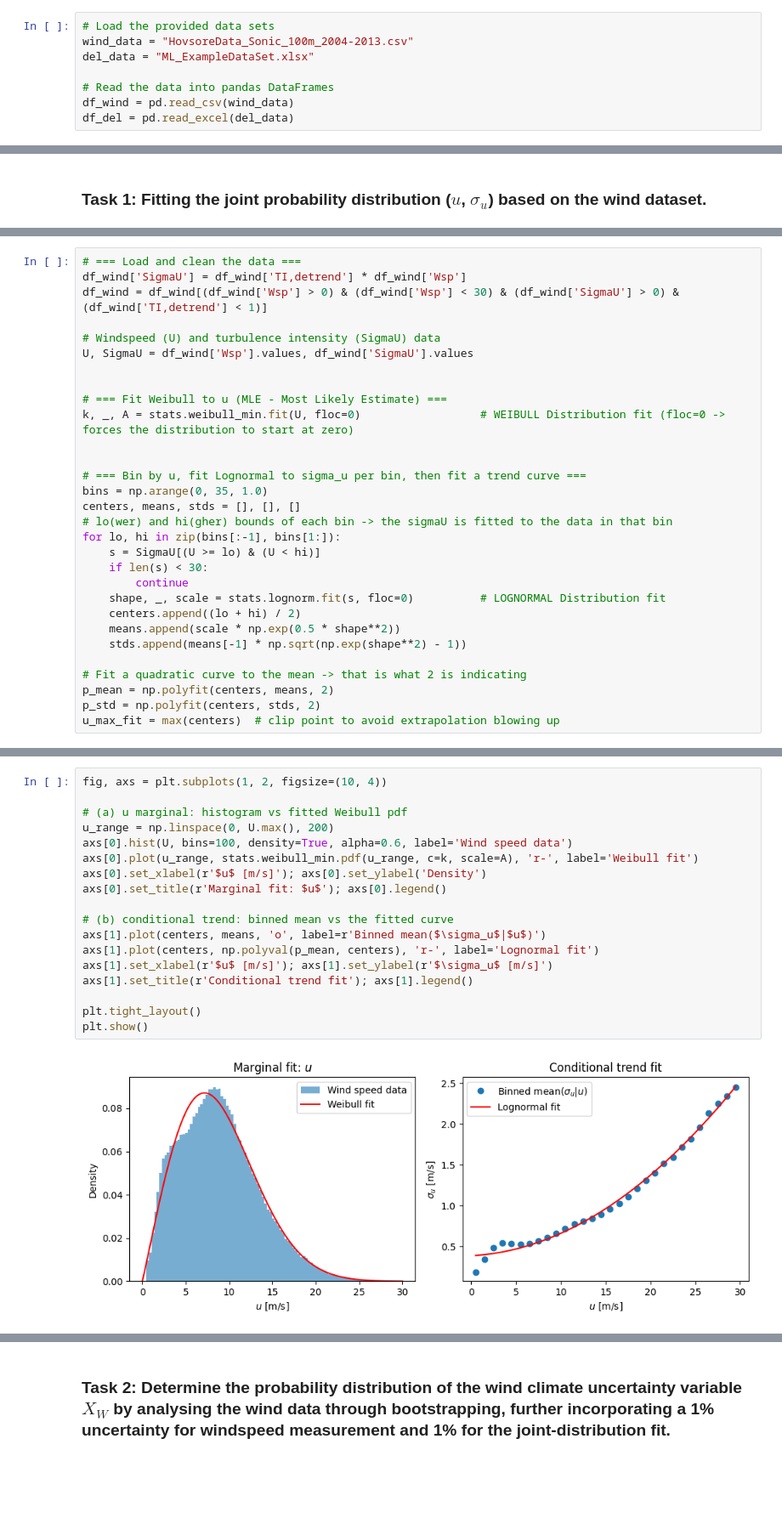
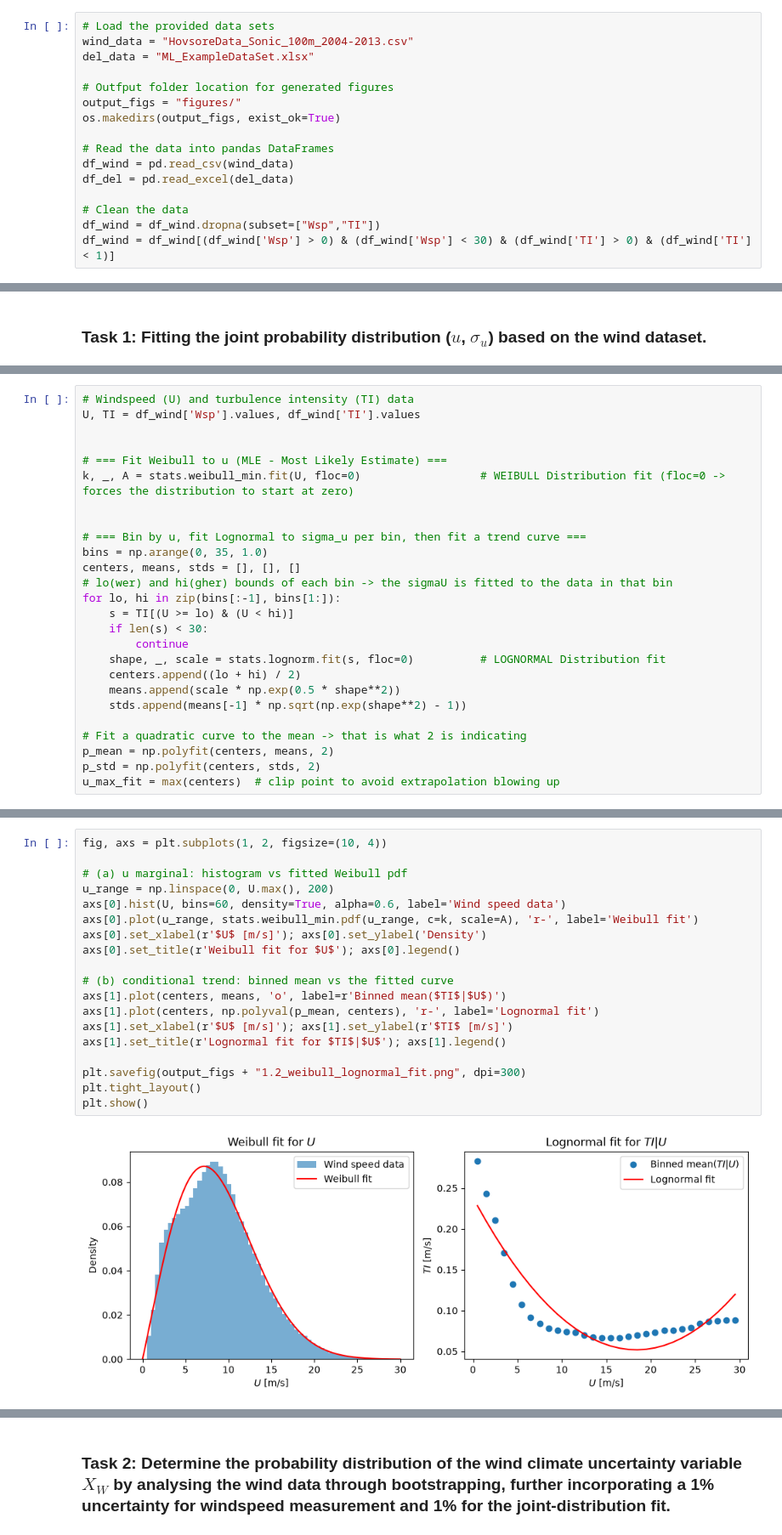
Before and after one commit to natslimak/OceanCourses, a Jupyter notebook: ProbalisticModelling/assg_mid-term/assignment.ipynb, the cells around one changed output, grey strips where cells are left out. Shown at 85% size. Cells and saved outputs as stored; diff of their text form; blank space fills up the shorter version.

```diff
--- a/ProbalisticModelling/assg_mid-term/assignment.ipynb
+++ b/ProbalisticModelling/assg_mid-term/assignment.ipynb
@@ -21,9 +23,17 @@ import scipy.optimize as optimize
 wind_data = "HovsoreData_Sonic_100m_2004-2013.csv"
 del_data = "ML_ExampleDataSet.xlsx"
 
+# Outfput folder location for generated figures
+output_figs = "figures/"
+os.makedirs(output_figs, exist_ok=True)
+
 # Read the data into pandas DataFrames
 df_wind = pd.read_csv(wind_data)
 df_del = pd.read_excel(del_data)
+
+# Clean the data
+df_wind = df_wind.dropna(subset=["Wsp","TI"])
+df_wind = df_wind[(df_wind['Wsp'] > 0) & (df_wind['Wsp'] < 30) & (df_wind['TI'] > 0) & (df_wind['TI'] < 1)]
 # %%
 df_wind
 # %% [output]
@@ -65,10 +80,6 @@ NOTES
 # %%
-# === Load and clean the data ===
-df_wind['SigmaU'] = df_wind['TI,detrend'] * df_wind['Wsp']
-df_wind = df_wind[(df_wind['Wsp'] > 0) & (df_wind['Wsp'] < 30) & (df_wind['SigmaU'] > 0) & (df_wind['TI,detrend'] < 1)]
-
-# Windspeed (U) and turbulence intensity (SigmaU) data
-U, SigmaU = df_wind['Wsp'].values, df_wind['SigmaU'].values
+# Windspeed (U) and turbulence intensity (TI) data
+U, TI = df_wind['Wsp'].values, df_wind['TI'].values
 
 
 # === Fit Weibull to u (MLE - Most Likely Estimate) ===
@@ -80,7 +91,7 @@ bins = np.arange(0, 35, 1.0)
 centers, means, stds = [], [], []
 # lo(wer) and hi(gher) bounds of each bin -> the sigmaU is fitted to the data in that bin
 for lo, hi in zip(bins[:-1], bins[1:]):
-    s = SigmaU[(U >= lo) & (U < hi)]
+    s = TI[(U >= lo) & (U < hi)]
     if len(s) < 30:
         continue
     shape, _, scale = stats.lognorm.fit(s, floc=0)          # LOGNORMAL Distribution fit
@@ -101,20 +112,21 @@ Fitted Lognormal trend: mean(u)=[0.00219816 0.0053814  0.38739493], std(u)=[ 6.3
 # %%
 fig, axs = plt.subplots(1, 2, figsize=(10, 4))
 
 # (a) u marginal: histogram vs fitted Weibull pdf
 u_range = np.linspace(0, U.max(), 200)
-axs[0].hist(U, bins=100, density=True, alpha=0.6, label='Wind speed data')
+axs[0].hist(U, bins=60, density=True, alpha=0.6, label='Wind speed data')
 axs[0].plot(u_range, stats.weibull_min.pdf(u_range, c=k, scale=A), 'r-', label='Weibull fit')
-axs[0].set_xlabel(r'$u$ [m/s]'); axs[0].set_ylabel('Density')
-axs[0].set_title(r'Marginal fit: $u$'); axs[0].legend()
+axs[0].set_xlabel(r'$U$ [m/s]'); axs[0].set_ylabel('Density')
+axs[0].set_title(r'Weibull fit for $U$'); axs[0].legend()
 
 # (b) conditional trend: binned mean vs the fitted curve
-axs[1].plot(centers, means, 'o', label=r'Binned mean($\sigma_u$|$u$)')
+axs[1].plot(centers, means, 'o', label=r'Binned mean($TI$|$U$)')
 axs[1].plot(centers, np.polyval(p_mean, centers), 'r-', label='Lognormal fit')
-axs[1].set_xlabel(r'$u$ [m/s]'); axs[1].set_ylabel(r'$\sigma_u$ [m/s]')
-axs[1].set_title(r'Conditional trend fit'); axs[1].legend()
+axs[1].set_xlabel(r'$U$ [m/s]'); axs[1].set_ylabel(r'$TI$ [m/s]')
+axs[1].set_title(r'Lognormal fit for $TI$|$U$'); axs[1].legend()
 
+plt.savefig(output_figs + "1.2_weibull_lognormal_fit.png", dpi=300)
 plt.tight_layout()
 plt.show()
 # %% [output]
-[figure, old version]
+[figure, new version]
```
Also changed, not shown: parts of 31 cells of this notebook, 10 other files.
